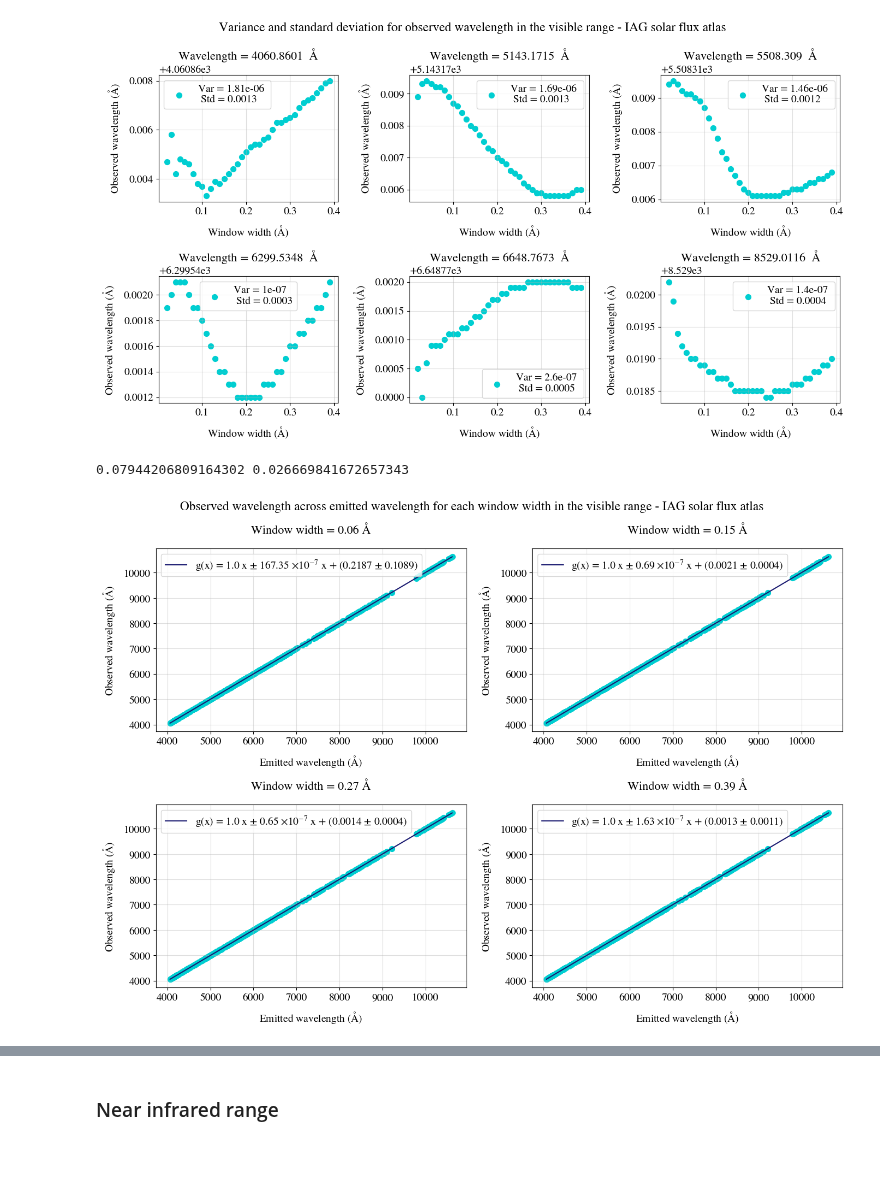
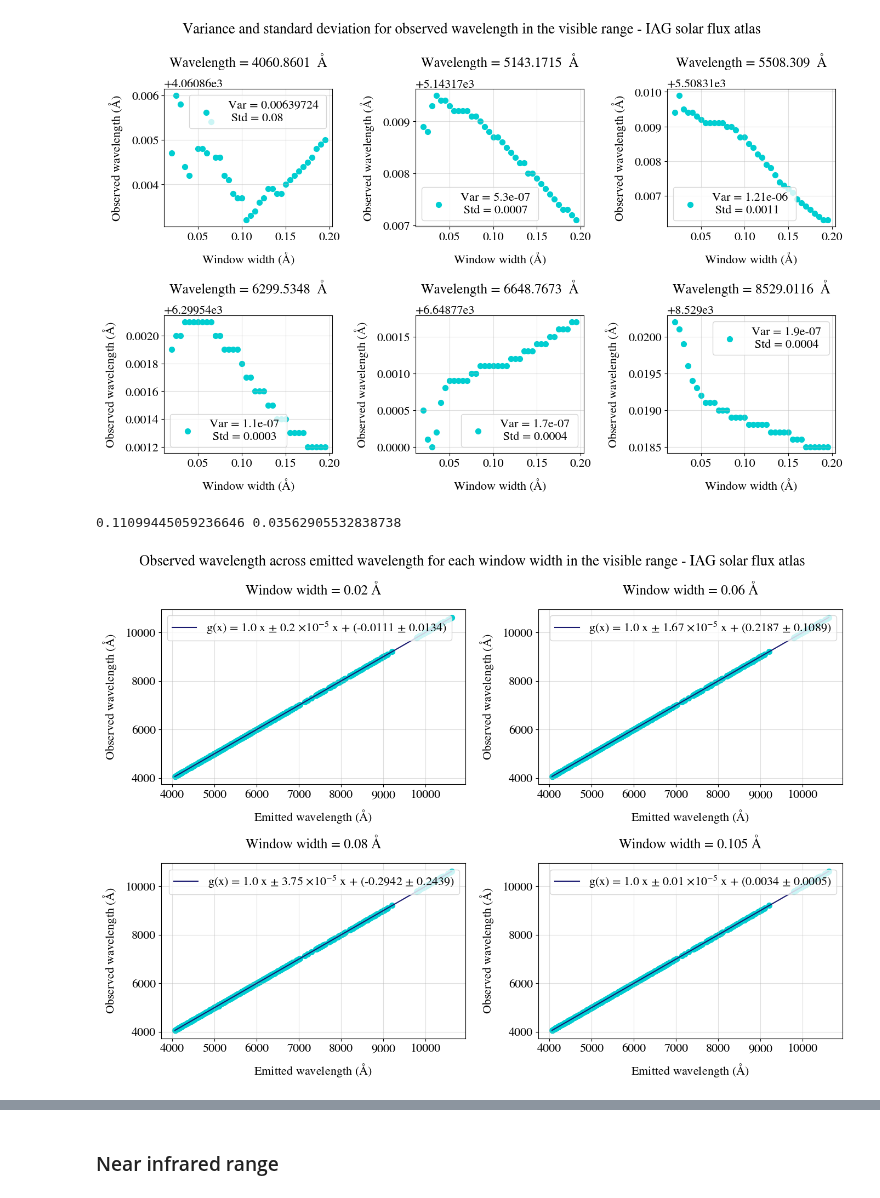
Before and after one commit to ccuellarn/Measurement-and-Characterization-of-Granulation-Patterns-in-the-IAG-Solar-Flux-Spectrum, a Jupyter notebook: Project/Characterization/Statistics/Statistical analysis.ipynb, the cells around one changed output, grey strips where cells are left out. Cells and saved outputs as stored; diff of their text form; code cells hidden in the pictures; blank space fills up the shorter version.

```diff
--- a/Project/Characterization/Statistics/Statistical analysis.ipynb
+++ b/Project/Characterization/Statistics/Statistical analysis.ipynb
@@ -12,12 +12,12 @@ import scipy.constants as const
 params = {
         'font.family': 'serif',
         'font.serif': ['STIXGeneral', 'Times New Roman'],
-        'font.size': 14,
-        'axes.labelsize': 14,
-        'axes.titlesize': 16,
-        'legend.fontsize': 14,
-        'xtick.labelsize': 14,
-        'ytick.labelsize': 14,
+        'font.size': 16,
+        'axes.labelsize': 16,
+        'axes.titlesize': 18,
+        'legend.fontsize': 16,
+        'xtick.labelsize': 16,
+        'ytick.labelsize': 16,
         'mathtext.fontset': 'stix',
         'text.usetex': False,
         'figure.figsize': (6.4, 4.8),
@@ -72,7 +72,7 @@ def width_minimums(closer_lines,data,steps):
         step_accepted = []
         for step in steps:
             #This generates a list with dataframes representing each step taken
-            new_data = data[data['Wave A'].between(each-step, each+step, inclusive='neither')]
+            new_data = data[data['Wave A'].between(each-(step/2), each+(step/2), inclusive='neither')]
             if len(new_data)>0:
                 window.append(new_data)
                 step_accepted.append(step)
@@ -81,8 +81,8 @@ def width_minimums(closer_lines,data,steps):
         steps_final.append(step_accepted)
     return local_points ,steps_final
 # %%
-steps = np.arange(0.01,0.1,0.005)
-local_points_VIS = width_minimums(closer_lines_VIS,raw_data,steps)
+steps = np.arange(0.02,0.2,0.005)
+local_points_VIS,steps_final = width_minimums(closer_lines_VIS,raw_data,steps)
 # %%
 def Fit_derivates(local_points,wave,steps):
     values = []
@@ -120,7 +120,7 @@ def Fit_derivates(local_points,wave,steps):
             blueshift = ((lamda_obs[0]/wave) - 1)* const.c
             velocity = round((blueshift) - 633) #Formula for relativistic aproximation
 
-            values.append(pd.DataFrame([[wave,lamda_obs[0],lamda_obs[1],velocity,blueshift,1-lamda_obs[1],steps[i]]]))
+            values.append(pd.DataFrame([[wave,lamda_obs[0],lamda_obs[1],velocity,blueshift,1-lamda_obs[1],round(steps[i],3)]]))
 
 
     Values =  pd.concat(values,axis=0).reset_index(drop=True)
@@ -132,26 +132,27 @@ def Fit_derivates(local_points,wave,steps):
 # %%
 list_index = [0,172,235,378,420,538]
 
-fig5, axes = plt.subplots(2,3,figsize=(14,8))
+fig5, axes = plt.subplots(2,3,figsize=(14,9))
 fig5.suptitle('Variance and standard deviation for observed wavelength in the visible range - IAG solar flux atlas')
 axes = axes.flatten()
 
 #Plot the cuadratic fit for each color
 for i, ax in enumerate(axes):
-    Values,variance, deviation = Fit_derivates(local_points_VIS[list_index[i]],closer_lines_VIS['Fe line'].iloc[list_index[i]],steps*2)
+    Values,variance, deviation = Fit_derivates(local_points_VIS[list_index[i]],closer_lines_VIS['Fe line'].iloc[list_index[i]],steps_final[i])
+    Values = Values[Values['Velocity'].between(-700,700)]
 
     ax.scatter(Values['Window (A)'],Values["Observed wavelength"],label = 'Var = {} \n Std = {}'.format(round(variance,8),round(deviation,4)),c='darkturquoise',s=50)
 
-    ax.set_title(r'Wavelength = {}  Å'.format(Values["Emitted wavelength"].iloc[0]),pad=20)
+    ax.set_title(r'Wavelength = {}  Å'.format(Values["Emitted wavelength"].iloc[0]),pad=30)
     ax.set_ylabel(r'Observed wavelength $(\mathrm{\AA})$',labelpad=10)
     ax.set_xlabel(r'Window width $(\mathrm{\AA})$',labelpad=10)
     ax.grid(alpha=0.4)
     ax.legend()
 
 fig5.tight_layout()
-# fig5.savefig('variance std NIR')
+# fig5.savefig('variance std VIS')
 # %% [output]
-[figure, old version]
+[figure, new version]
 # %%
 #Calculating the mean for the standard deviation and variance across all the wavelength
 var = []
@@ -159,7 +160,8 @@ std = []
 weight = []
 
 for i in range(len(closer_lines_VIS)):
-    Values,variance, deviation = Fit_derivates(local_points_VIS[i],closer_lines_VIS['Fe line'].iloc[i],steps*2)
+    Values,variance, deviation = Fit_derivates(local_points_VIS[i],closer_lines_VIS['Fe line'].iloc[i],steps_final[i])
+    Values = Values[Values['Velocity'].between(-700,700)]
     var.append(variance)
     std.append(deviation)
     weight.append(len(Values))
@@ -168,7 +170,7 @@ mean_var = np.average(var, weights=weight)
 mean_std = np.average(std, weights=weight)
 print(mean_var,mean_std)
 # %% [output]
-0.07944206809164302 0.026669841672657343
+0.11099445059236646 0.03562905532838738
 # %%
 #We selected bins for the width to see the slope for a lineal fit
 Big_Data_VIS = []
@@ -179,7 +181,8 @@ for i in range(len(closer_lines_VIS)):
 
 Data_VIS = pd.concat(Big_Data_VIS,axis=0)
 # %%
-list_index = [4,9,11,17]
+list_index = [0,8,12,17]
+steps = np.arange(0.02,0.2,0.005)
 
 fig5, axes = plt.subplots(2,2,figsize=(14,10))
 fig5.suptitle('Observed wavelength across emitted wavelength for each window width in the visible range - IAG solar flux atlas')
@@ -187,26 +190,28 @@ axes = axes.flatten()
 
 #Plot the cuadratic fit for each color
 for i, ax in enumerate(axes):
-    new_data = Data_VIS[Data_VIS['Window (A)']==steps[list_index[i]]*2].sort_values(by='Emitted wavelength',ascending=True).reset_index(drop=True)
+    new_data = Data_VIS[Data_VIS['Window (A)']==round(steps[list_index[i]],3)].sort_values(by='Emitted wavelength',ascending=True).reset_index(drop=True)
 
     #Data parameters
-    param, cov = np.polyfit(new_data['Emitted wavelength'],new_data['Observed wavelength'], 1,cov=True)
-    values_fit = np.linspace(min(new_data['Emitted wavelength']), max(new_data['Emitted wavelength']), len(new_data))
-    fit = np.polyval(param,values_fit)
-    error = np.sqrt(np.diag(cov))
+    if len(new_data)>0:
+        param, cov = np.polyfit(new_data['Emitted wavelength'],new_data['Observed wavelength'], 1,cov=True)
+        values_fit = np.linspace(min(new_data['Emitted wavelength']), max(new_data['Emitted wavelength']), len(new_data))
+        fit = np.polyval(param,values_fit)
+        error = np.sqrt(np.diag(cov))
 
-    ax.scatter(new_data['Emitted wavelength'],new_data['Observed wavelength'],c='darkturquoise',s=50)
-    ax.plot(values_fit,fit,c='midnightblue',label=rf'g(x) = {round(param[0],2)} x $\pm$ {round(error[0]*1e7,2)} $\times 10^{{-7}}$ x + ({round(param[1],4)} $\pm$ {round(error[1],4)})')
+        ax.scatter(new_data['Emitted wavelength'],new_data['Observed wavelength'],c='darkturquoise',s=50)
+        ax.plot(values_fit,fit,c='midnightblue',label=rf'g(x) = {round(param[0],2)} x $\pm$ {round(error[0]*1e5,2)} $\times 10^{{-5}}$ x + ({round(param[1],4)} $\pm$ {round(error[1],4)})')
 
-    ax.set_title('Window width = {} Å'.format(round(steps[list_index[i]]*2,4)),pad=20)
+    ax.set_title('Window width = {} Å'.format(round(steps[list_index[i]],4)),pad=20)
     ax.set_ylabel(r'Observed wavelength $(\mathrm{\AA})$',labelpad=10)
     ax.set_xlabel(r'Emitted wavelength $(\mathrm{\AA})$',labelpad=10)
     ax.grid(alpha=0.4)
     ax.legend()
 
 fig5.tight_layout()
+# fig5.savefig('variance slopes VIS')
 # %% [output]
-[figure, old version]
+[figure, new version]
 # %%
 list_slopes_VIS = []
 for each in steps:
```
Also changed, not shown: parts of 11 cells of this notebook, 24 other files.
